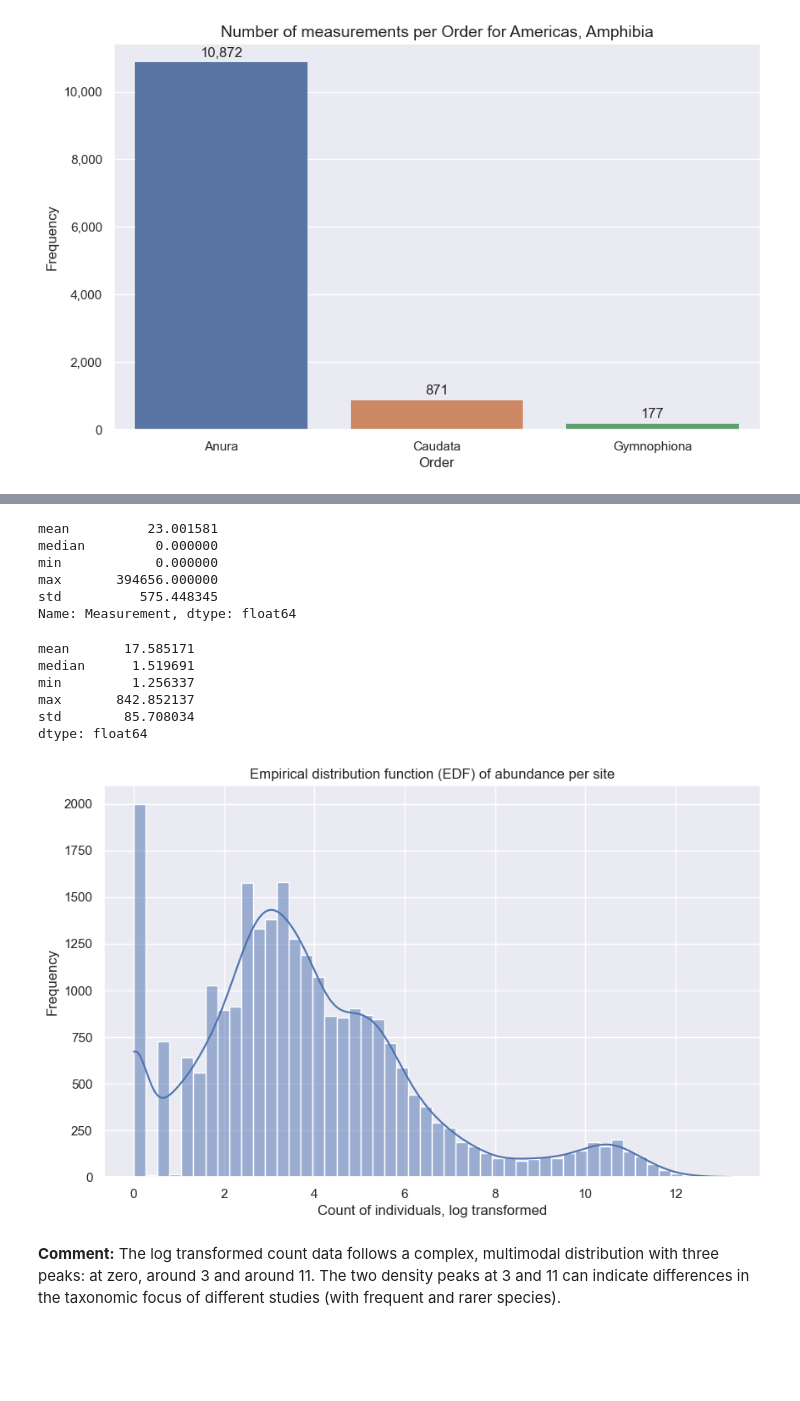
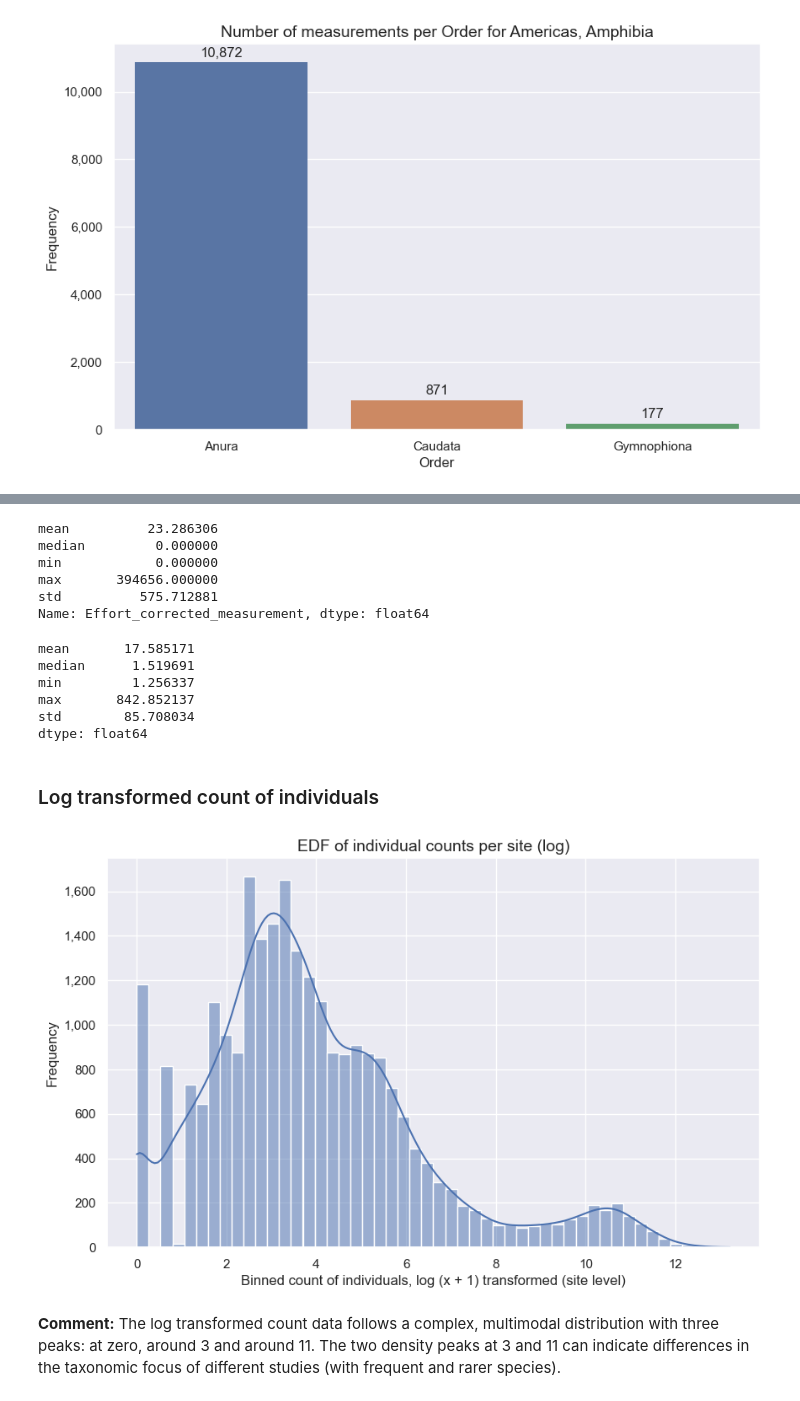
Before and after one commit to j-nystrom/biodiversity-impacts, a Jupyter notebook: notebooks/predicts_data_exploration.ipynb, the cells around one changed output, grey strips where cells are left out. Cells and saved outputs as stored; diff of their text form; code cells hidden in the pictures; blank space fills up the shorter version.

```diff
--- a/notebooks/predicts_data_exploration.ipynb
+++ b/notebooks/predicts_data_exploration.ipynb
@@ -281,6 +285,7 @@ def plot_histogram_with_density(
     df: pd.DataFrame,
     data_col: str,
     title: str,
+    xlabel: str,
     bins: int = 50,
     kde: bool = True,
     lower_lim: int = None,
@@ -332,7 +337,7 @@ def plot_histogram_with_density(
     ax.xaxis.set_major_formatter(FuncFormatter(_number_formatter))
     ax.yaxis.set_major_formatter(FuncFormatter(_number_formatter))
     plt.title(title, fontsize=14)
-    plt.xlabel("Bins")
+    plt.xlabel(xlabel)
     plt.ylabel("Frequency")
 
     plt.show()
@@ -448,0 +481,6 @@ plot_frequencies(
+# %%
+# Create land use type x intensity combinations
+df_abundance = df_abundance.copy()
+df_abundance["Land_use_type_intensity"] = df_abundance.apply(
+    lambda x: f"{x['Predominant_land_use']} x {x['Use_intensity']}", axis=1
+)
@@ -558,19 +641,16 @@ plot_histogram_with_density(
 # %%
 # Filter dataframe to only include abundance given as count of individuals
-df_abund_ind = df_predicts.loc[
-    (df_predicts["Diversity_metric_type"] == "Abundance")
-    & (df_predicts["Diversity_metric_unit"] == "individuals")
-]
+df_abund_ind = df_abundance[df_abundance["Diversity_metric_unit"] == "individuals"]
 # %%
-# Check some summary statistics of all the data
+# Check some summary statistics of the data
 stats = ["mean", "median", "min", "max", "std"]
-df_abund_ind["Measurement"].agg(stats)
+df_abund_ind["Effort_corrected_measurement"].agg(stats)
 # %% [output]
-mean          23.001581
+mean          23.286306
 median         0.000000
 min            0.000000
 max       394656.000000
-std          575.448345
-Name: Measurement, dtype: float64
+std          575.712881
+Name: Effort_corrected_measurement, dtype: float64
 # %%
 # Do the same analysis, but averaged across sites
@@ -585,30 +667,32 @@ min         1.256337
 max       842.852137
 std        85.708034
 dtype: float64
+# %% [markdown]
+### Log transformed count of individuals
 # %%
 # Calculate total abundance for each site
 df_ind_count_per_site = (
-    pd.DataFrame(df_abund_ind.groupby("SSS")["Effort_corrected_measurement"].sum())
+    df_abund_ind.groupby("SSBS")["Effort_corrected_measurement"]
+    .sum()
     .reset_index()
     .rename(columns={"Effort_corrected_measurement": "Tot_abundance"})
 )
 
-# Do log transformation of abundance numbers
+# Do log(x + 1) transformation of abundance numbers
 df_ind_count_log = df_ind_count_per_site.copy()
-mask = df_ind_count_log["Tot_abundance"] > 0
-df_ind_count_log.loc[mask, "Tot_abundance"] = np.log(
-    df_ind_count_log.loc[mask, "Tot_abundance"]
+df_ind_count_log.loc[:, "Tot_abundance_log"] = np.log(
+    df_ind_count_log["Tot_abundance"] + 1
 )
 # %%
 plot_histogram_with_density(
     df_ind_count_log,
-    data_col="Tot_abundance",
-    title="Empirical distribution function (EDF) of abundance per site",
-    xlabel="Count of individuals, log transformed",
+    data_col="Tot_abundance_log",
+    title="EDF of individual counts per site (log)",
+    xlabel="Binned count of individuals, log (x + 1) transformed (site level)",
     bins=50,
     kde=True,
 )
 # %% [output]
-[figure, old version]
+[figure, new version]
 # %% [markdown]
 **Comment:** The log transformed count data follows a complex, multimodal distribution with three peaks: at zero, around 3 and around 11. The two density peaks at 3 and 11 can indicate differences in the taxonomic focus of different studies (with frequent and rarer species).
```
Also changed, not shown: parts of 60 cells of this notebook.
